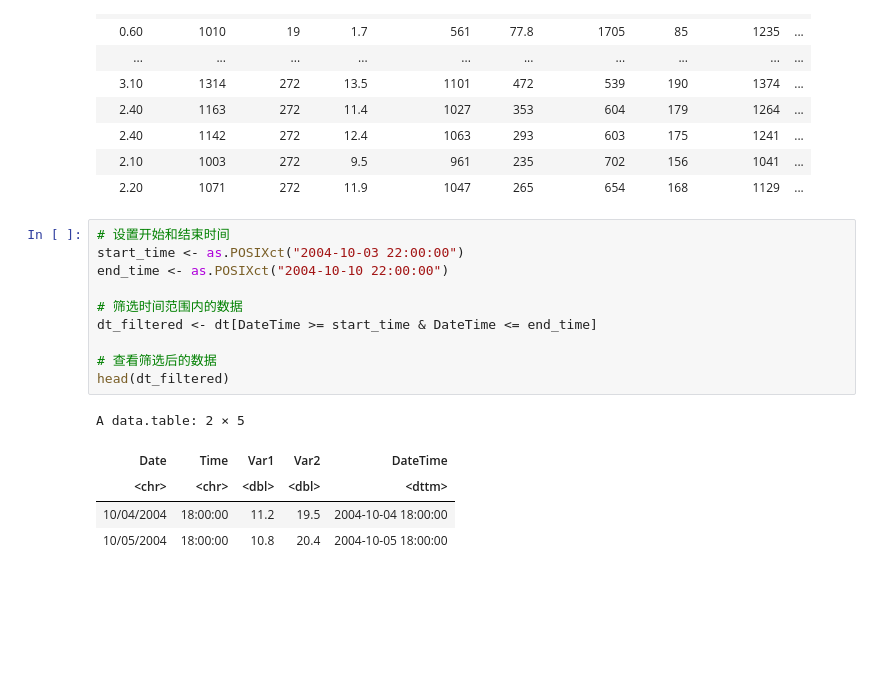
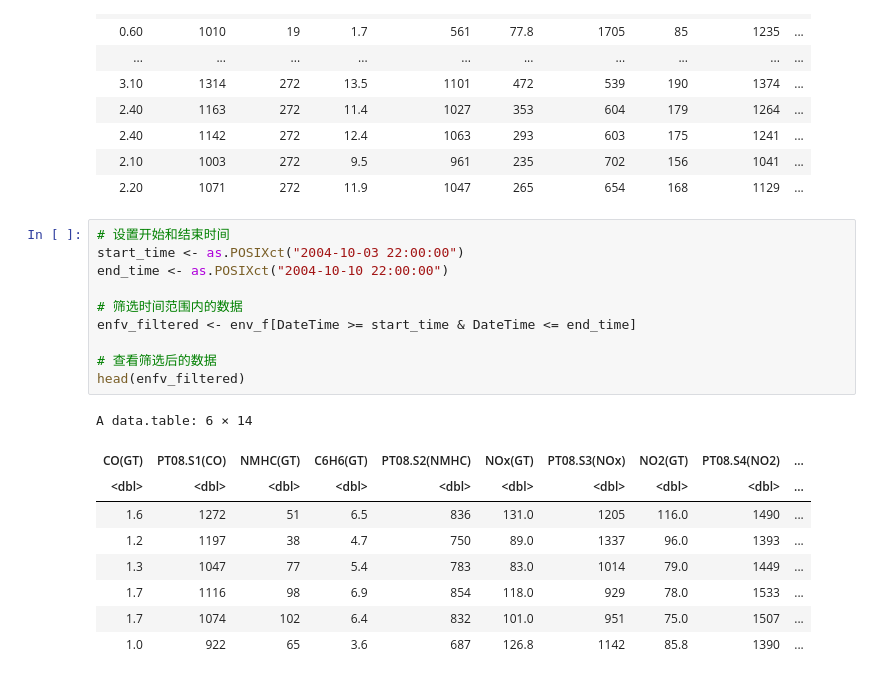
Before and after one commit to 1554823142/time_series_analysis, a Jupyter notebook: my_code/chap6/stastic_modoule.ipynb, the cells around one changed output. Cells and saved outputs as stored; diff of their text form; blank space fills up the shorter version.

```diff
--- a/my_code/chap6/stastic_modoule.ipynb
+++ b/my_code/chap6/stastic_modoule.ipynb
@@ -182,16 +203,20 @@ A data.table: 9357 × 14
 # %%
 # 设置开始和结束时间
 start_time <- as.POSIXct("2004-10-03 22:00:00")
 end_time <- as.POSIXct("2004-10-10 22:00:00")
 
 # 筛选时间范围内的数据
-dt_filtered <- dt[DateTime >= start_time & DateTime <= end_time]
+enfv_filtered <- env_f[DateTime >= start_time & DateTime <= end_time]
 
 # 查看筛选后的数据
-head(dt_filtered)
+head(enfv_filtered)
 # %% [output]
-A data.table: 2 × 5
+A data.table: 6 × 14
-| Date | Time | Var1 | Var2 | DateTime |
-| <chr> | <chr> | <dbl> | <dbl> | <dttm> |
-| 10/04/2004 | 18:00:00 | 11.2 | 19.5 | 2004-10-04 18:00:00 |
-| 10/05/2004 | 18:00:00 | 10.8 | 20.4 | 2004-10-05 18:00:00 |
+| CO(GT) | PT08.S1(CO) | NMHC(GT) | C6H6(GT) | PT08.S2(NMHC) | NOx(GT) | PT08.S3(NOx) | NO2(GT) | PT08.S4(NO2) | ... |
+| <dbl> | <dbl> | <dbl> | <dbl> | <dbl> | <dbl> | <dbl> | <dbl> | <dbl> | ... |
+| 1.6 | 1272 | 51 | 6.5 | 836 | 131.0 | 1205 | 116.0 | 1490 | ... |
+| 1.2 | 1197 | 38 | 4.7 | 750 | 89.0 | 1337 | 96.0 | 1393 | ... |
+| 1.3 | 1047 | 77 | 5.4 | 783 | 83.0 | 1014 | 79.0 | 1449 | ... |
+| 1.7 | 1116 | 98 | 6.9 | 854 | 118.0 | 929 | 78.0 | 1533 | ... |
+| 1.7 | 1074 | 102 | 6.4 | 832 | 101.0 | 951 | 75.0 | 1507 | ... |
+| 1.0 | 922 | 65 | 3.6 | 687 | 126.8 | 1142 | 85.8 | 1390 | ... |
```
Also changed, not shown: parts of 7 cells of this notebook, 2 other files.
